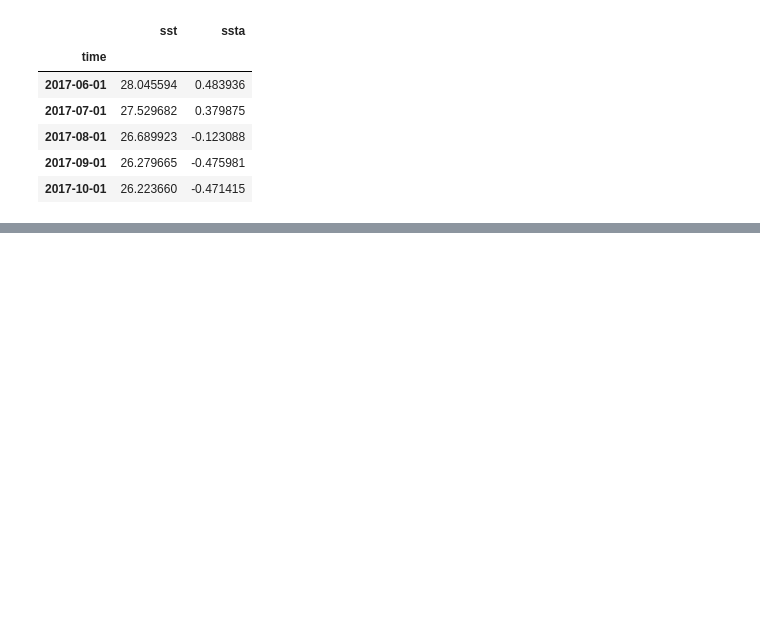
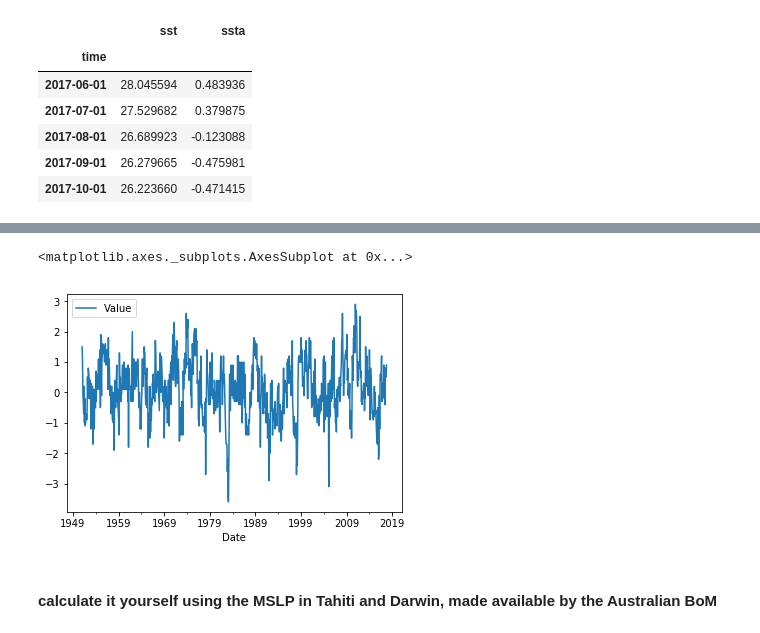
Before and after one commit to nicolasfauchereau/ACRE_workshop, a Jupyter notebook: notebooks/climate_indices.ipynb, the cells around one changed output, grey strips where cells are left out. Saved outputs shown, nothing was run; the diff lists cells and outputs as text; code cells hidden in the pictures; blank space fills up the shorter version.

```diff
--- a/notebooks/climate_indices.ipynb
+++ b/notebooks/climate_indices.ipynb
@@ -222,0 +259,15 @@ nino_indice_df.tail()
+# %%
+SOI_ncdc.loc[:,'Date'] = SOI_ncdc.loc[:,'Date'].apply(str) + '01'
+# %%
+SOI_ncdc.loc[:,'Date'] = pd.to_datetime(SOI_ncdc.loc[:,'Date'])
+# %%
+SOI_ncdc.index = SOI_ncdc.loc[:,'Date']
+# %%
+SOI_ncdc = SOI_ncdc.drop('Date', axis=1)
+# %%
+SOI_ncdc.plot()
+# %% [output]
+<matplotlib.axes._subplots.AxesSubplot at 0x...>
+[figure, added]
+# %% [markdown]
+#### calculate it yourself using the MSLP in Tahiti and Darwin, made available by the Australian BoM
```
Also changed, not shown: parts of 40 cells of this notebook, 1 other file.
